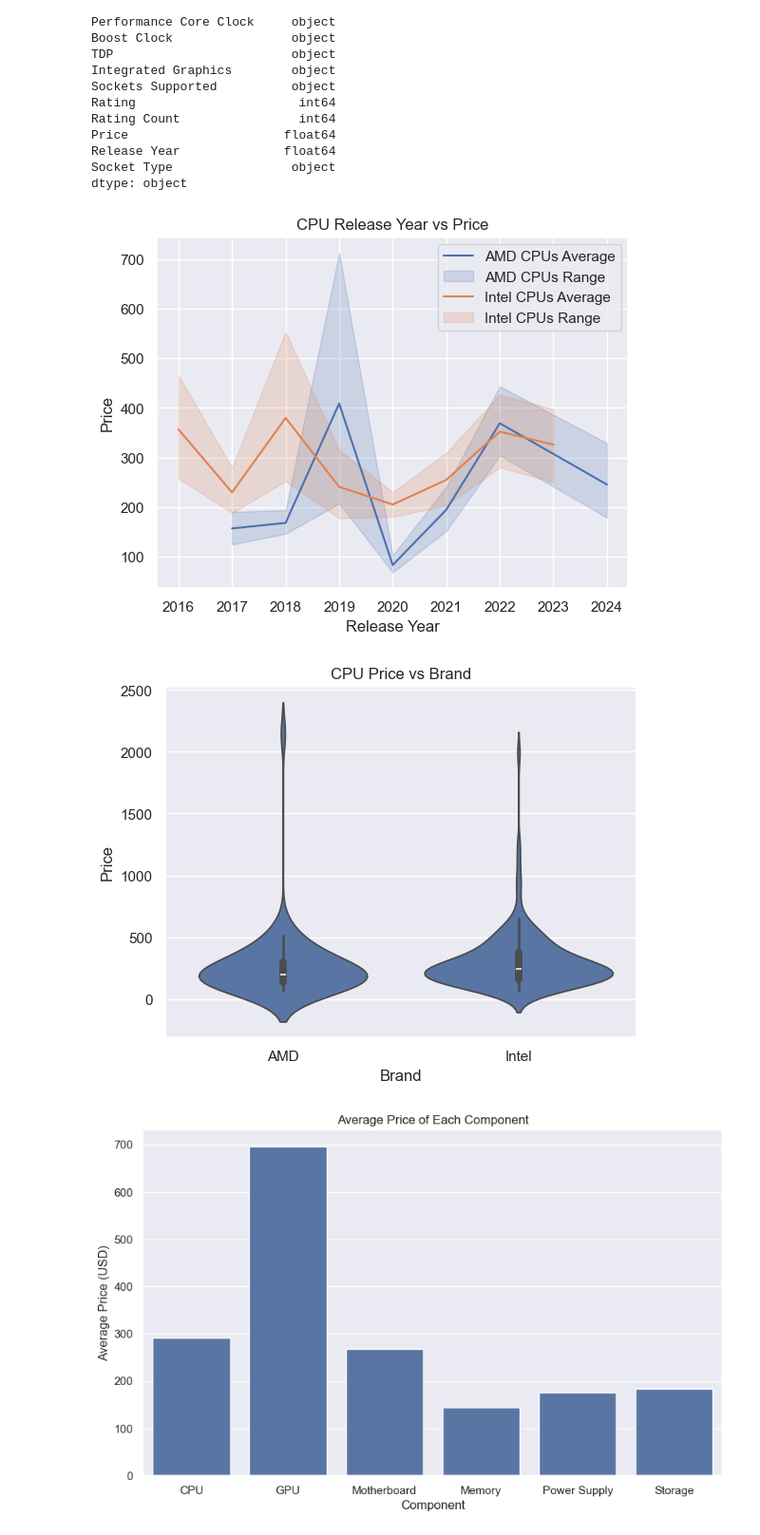
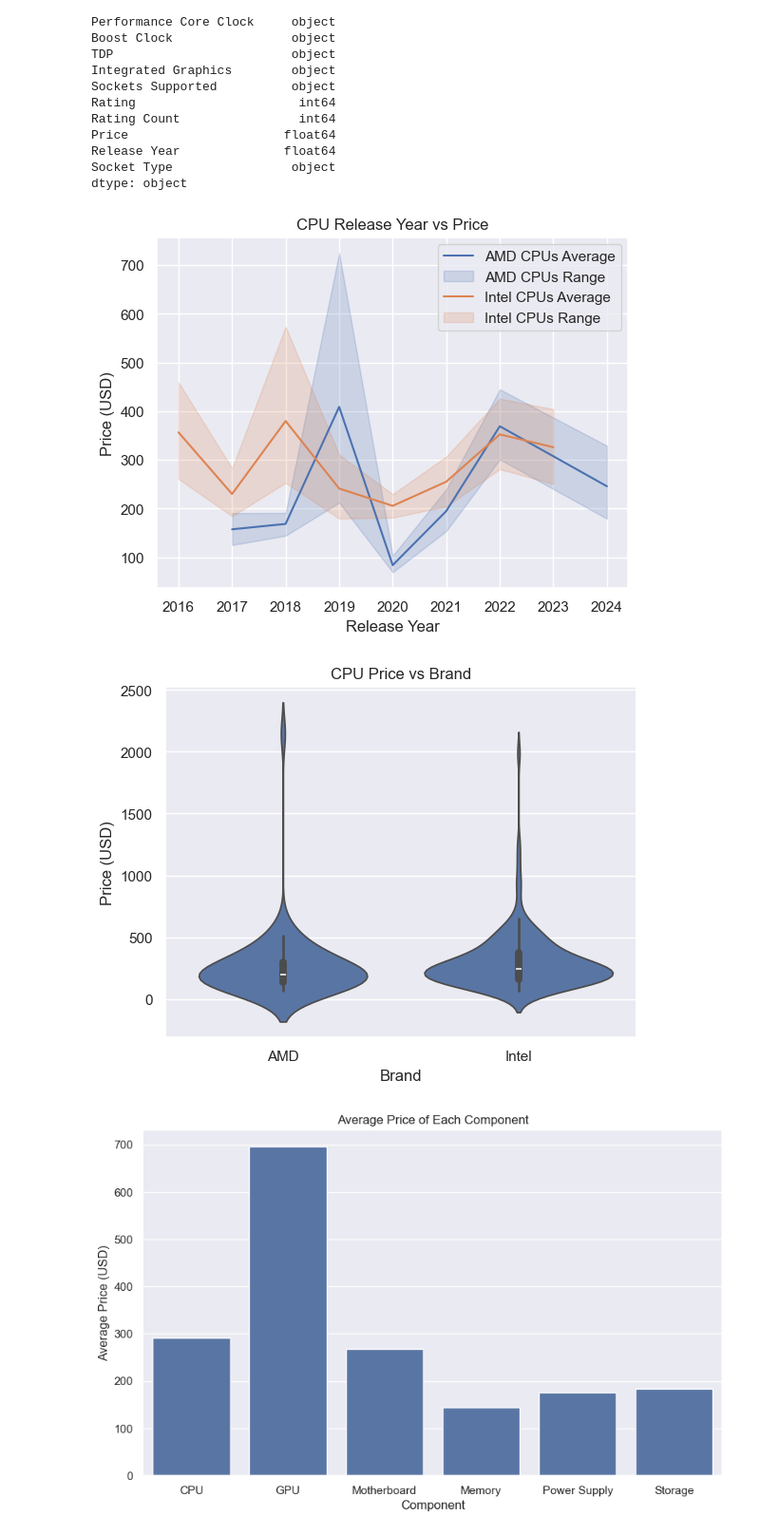
Before and after one commit to knoppds/CSCI_5502_Group_Project_01, a Jupyter notebook: GP_1_PCPartPicker_Data_Visualizations.ipynb, the cells around one changed output. Shown at 95% size. Saved outputs shown, nothing was run; the diff lists cells and outputs as text; code cells hidden in the pictures.

```diff
--- a/GP_1_PCPartPicker_Data_Visualizations.ipynb
+++ b/GP_1_PCPartPicker_Data_Visualizations.ipynb
@@ -88,35 +88,35 @@ cpu_df['Release Year'] = cpu_df['Release Year'].dt.year
 # %%
 amd_cpu_df = cpu_df[cpu_df['Brand'] == 'AMD']
 intel_cpu_df = cpu_df[cpu_df['Brand'] == 'Intel']
 #theme for seaborn
 sns.set_theme(style='darkgrid')
 sns.set_theme(style='darkgrid')
 sns.lineplot(data=amd_cpu_df, x='Release Year', y='Price')
 sns.lineplot(data=intel_cpu_df, x='Release Year', y='Price')
 plt.xlabel('Release Year')
-plt.ylabel('Price')
+plt.ylabel('Price (USD)')
 plt.title('CPU Release Year vs Price')
 plt.legend(['AMD CPUs Average', 'AMD CPUs Range', 'Intel CPUs Average', 'Intel CPUs Range'])
 plt.savefig('Visualizations/AMD_vs_Intel_line.png')
 plt.show()
 
 
 
 #save as png
 #save in visualizations folder
 # %% [output]
-[figure, old version]
+[figure, new version]
 # %%
 #Create a violin plot of CPU Price vs Brand using seaborn
 sns.violinplot(data=cpu_df, x='Brand', y='Price')
 plt.xlabel('Brand')
-plt.ylabel('Price')
+plt.ylabel('Price (USD)')
 plt.title('CPU Price vs Brand')
 #save as png
 plt.savefig('Visualizations/CPU_price_vs_brand_vio.png')
 plt.show()
 # %% [output]
-[figure, old version]
+[figure, new version]
 # %%
 #create a bar chart of the average price of each component
 avg_price = [cpu_df['Price'].mean(), gpu_df['Price'].mean(), mb_df['Price'].mean(), memory_df['Price'].mean(), power_df['Price'].mean(), storage_df['Price'].mean()]
```
Also changed, not shown: parts of 3 cells of this notebook, 5 other files.
